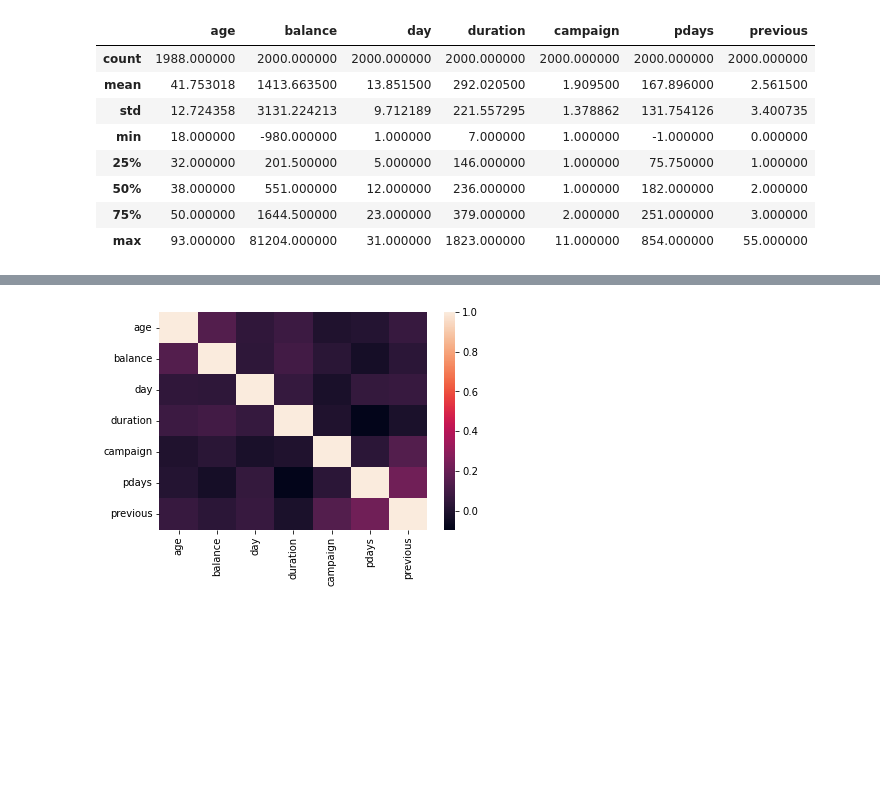
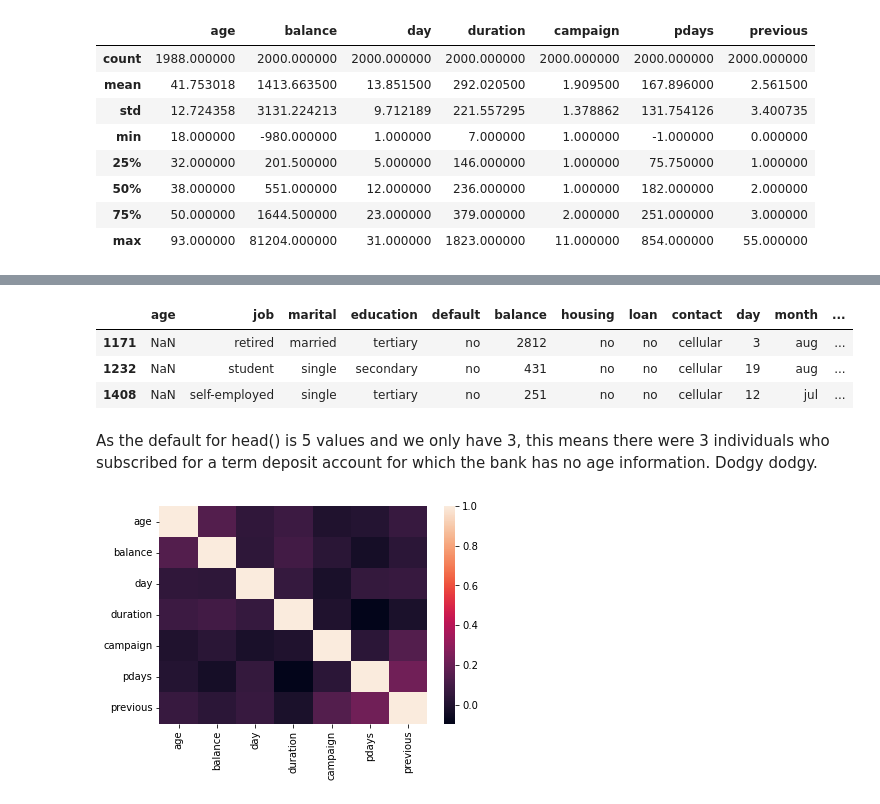
Before and after one commit to darren-king/Exploratory-Data-Analysis, a Jupyter notebook: etivity1.ipynb, the cells around one changed output, grey strips where cells are left out. Saved outputs shown, nothing was run; the diff lists cells and outputs as text; code cells hidden in the pictures; blank space fills up the shorter version.

```diff
--- a/etivity1.ipynb
+++ b/etivity1.ipynb
@@ -67,0 +126,12 @@ The mean bank balance of the customers was 1413.66 with some lucky individual ha
+# %%
+# Did anyone for whom the bank did not have an age open a bank account
+
+no_age_and_subscribed = df[df.age.isna() & (df['subscribed'] == 'yes')]
+no_age_and_subscribed.head()
+# %% [output]
+|  | age | job | marital | education | default | balance | housing | loan | contact | day | month | ... |
+| 1171 | NaN | retired | married | tertiary | no | 2812 | no | no | cellular | 3 | aug | ... |
+| 1232 | NaN | student | single | secondary | no | 431 | no | no | cellular | 19 | aug | ... |
+| 1408 | NaN | self-employed | single | tertiary | no | 251 | no | no | cellular | 12 | jul | ... |
+# %% [markdown]
+As the default for head() is 5 values and we only have 3, this means there were 3 individuals who subscribed for a term deposit account for which the bank has no age information. Dodgy dodgy.
```
Also changed, not shown: parts of 25 cells of this notebook.
